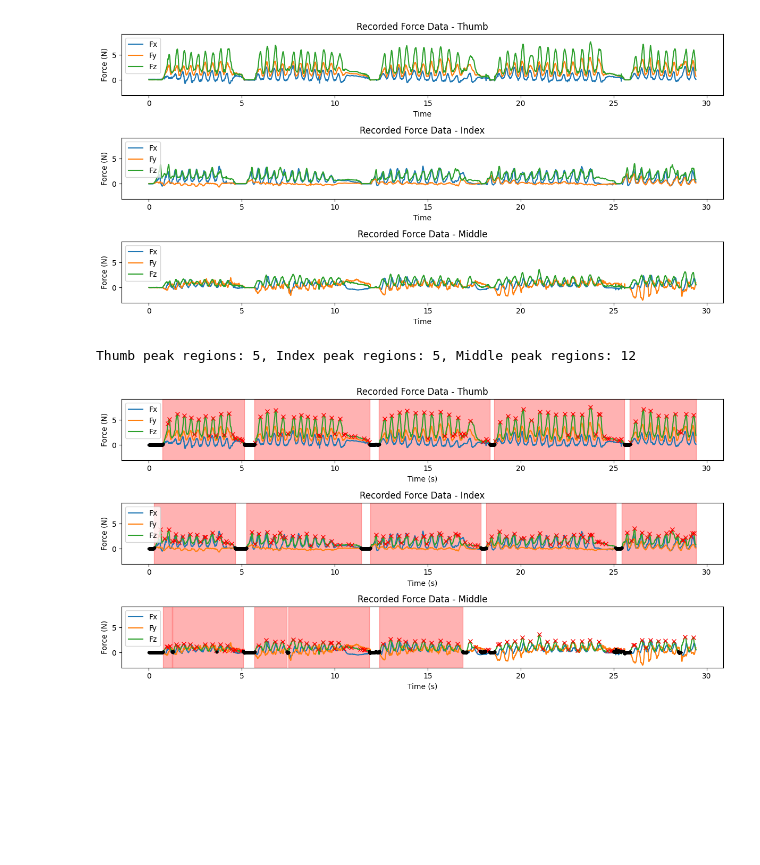
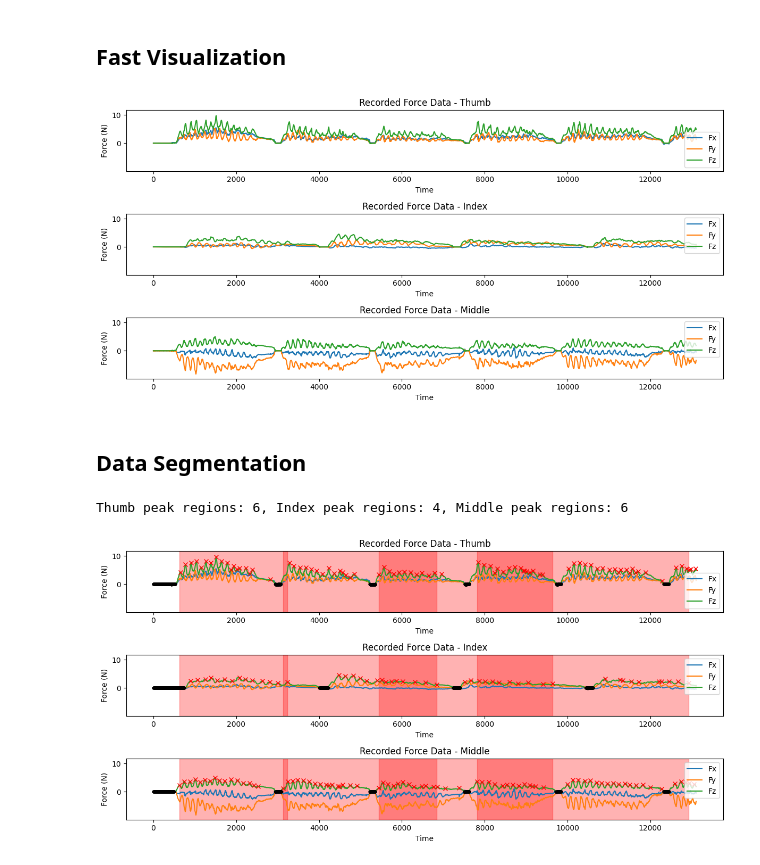
Before and after one commit to Cuberkk/Finger_Manipulation_with_position_sensor, a Jupyter notebook: single_case_object_origin_force_data_analysis.ipynb, the cells around one changed output. Saved outputs shown, nothing was run; the diff lists cells and outputs as text; code cells hidden in the pictures; blank space fills up the shorter version.

```diff
--- a/single_case_object_origin_force_data_analysis.ipynb
+++ b/single_case_object_origin_force_data_analysis.ipynb
@@ -178 +59,21 @@ def load_synced_data(save_dir):
+# %%
+def load_data(data_dir):
+    thumb_path = os.path.join(data_dir, 'thumb.csv')
+    index_path = os.path.join(data_dir, 'index.csv')
+    middle_path = os.path.join(data_dir, 'middle.csv')
+
+    thumb = pd.read_csv(thumb_path)
+    index = pd.read_csv(index_path)
+    middle = pd.read_csv(middle_path)
+
+    # The recorder writes one CSV per finger. Truncate to the shortest stream so
+    # the combined force matrix has synchronized rows by sample index.
+    n_samples = min(len(thumb), len(index), len(middle))
+    force_data = np.column_stack([
+        thumb[['Fx', 'Fy', 'Fz']].to_numpy(dtype=float)[:n_samples],
+        index[['Fx', 'Fy', 'Fz']].to_numpy(dtype=float)[:n_samples],
+        middle[['Fx', 'Fy', 'Fz']].to_numpy(dtype=float)[:n_samples],
+    ])
+
+    return force_data
 # %%
@@ -546,3 +423,2 @@ def mask_calculation(force_data, synced_time, data_height=.3, zero_height=0.5, v
 # %%
-force_data, synced_time = load_data(data_dir)
-save_synced_data(synced_dir, synced_time, force_data)
+force_data = load_data(data_dir)
@@ -553,6 +424,0 @@ Saved middle synced data to data/synced_data/user_1/80mm/pitch/trial_3/synced_mi
-# %%
-# Reload the synced data from the csv files we just wrote.
-# This lets you open synced_thumb.csv, synced_index.csv, and synced_middle.csv
-# by hand to crosscheck the interpolation/time-syncing before continuing.
-force_data, synced_time = load_synced_data(synced_dir)
-print(f'Reloaded synced data from {synced_dir} for {force_data.shape[0]} samples.')
@@ -572,12 +436,16 @@ Middle Fz max: 3.575769073
+# %% [markdown]
+## Fast Visualization
 # %%
-quick_visualization(force_data, synced_time, visualize_data='recorded')
+quick_visualization(force_data, visualize_data='recorded')
 # %% [output]
-[figure, old version]
+[figure, new version]
+# %% [markdown]
+## Data Segmentation
 # %%
-masked_data = mask_calculation( force_data, synced_time, data_height=0.3, zero_height=zero_height)
+masked_data = mask_calculation(force_data, data_height=.5, zero_height=zero_height)
 # %% [output]
-Thumb peak regions: 5, Index peak regions: 5, Middle peak regions: 12
+Thumb peak regions: 6, Index peak regions: 4, Middle peak regions: 6
-[figure, old version]
+[figure, new version]
 # %%
 os.makedirs(os.path.dirname(file_dir), exist_ok=True)
 
```
Also changed, not shown: parts of 16 cells of this notebook, 4 other files.
